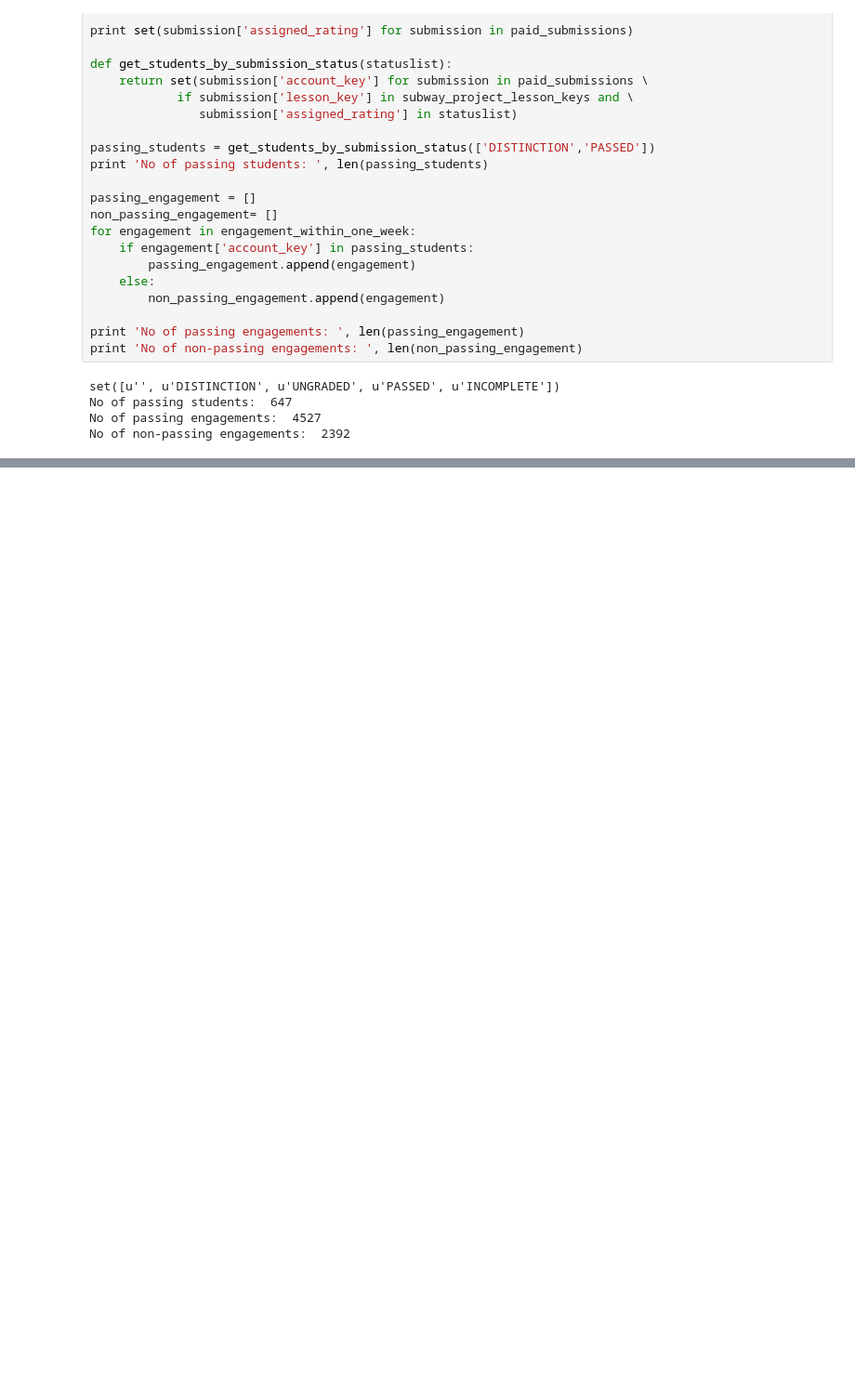
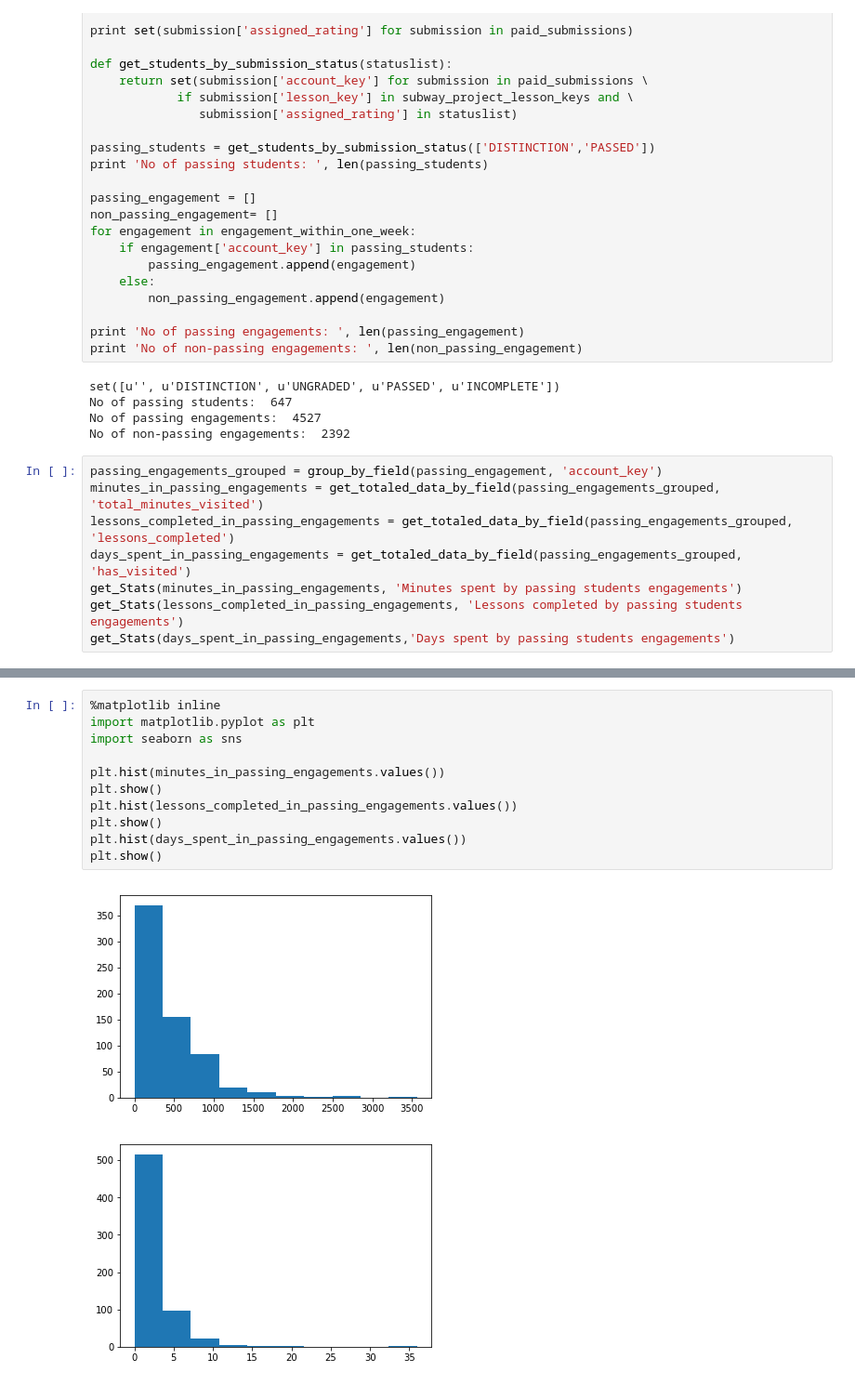
Before and after one commit to sathishkumar294/DAND-Udacity, a Jupyter notebook: Lesson_3_Data_Analytics_Process/L3.ipynb, the cells around one changed output, grey strips where cells are left out. Shown at 93% size. Drawn from its saved outputs; the diff is of its cells as text; blank space fills up the shorter version.

Commit message:
Lesson 3 Completed

```diff
--- a/Lesson_3_Data_Analytics_Process/L3.ipynb
+++ b/Lesson_3_Data_Analytics_Process/L3.ipynb
@@ -431,3 +431,11 @@ set([u'', u'DISTINCTION', u'UNGRADED', u'PASSED', u'INCOMPLETE'])
 No of passing students:  647
 No of passing engagements:  4527
 No of non-passing engagements:  2392
+# %%
+passing_engagements_grouped = group_by_field(passing_engagement, 'account_key')
+minutes_in_passing_engagements = get_totaled_data_by_field(passing_engagements_grouped, 'total_minutes_visited')
+lessons_completed_in_passing_engagements = get_totaled_data_by_field(passing_engagements_grouped, 'lessons_completed')
+days_spent_in_passing_engagements = get_totaled_data_by_field(passing_engagements_grouped, 'has_visited')
+get_Stats(minutes_in_passing_engagements, 'Minutes spent by passing students engagements')
+get_Stats(lessons_completed_in_passing_engagements, 'Lessons completed by passing students engagements')
+get_Stats(days_spent_in_passing_engagements,'Days spent by passing students engagements')
@@ -433,0 +486,14 @@ No of non-passing engagements:  2392
+# %%
+%matplotlib inline
+import matplotlib.pyplot as plt
+import seaborn as sns
+
+plt.hist(minutes_in_passing_engagements.values())
+plt.show()
+plt.hist(lessons_completed_in_passing_engagements.values())
+plt.show()
+plt.hist(days_spent_in_passing_engagements.values())
+plt.show()
+# %% [output]
+[figure, added]
+[figure, added]
```
Also changed, not shown: parts of 4 cells of this notebook.
